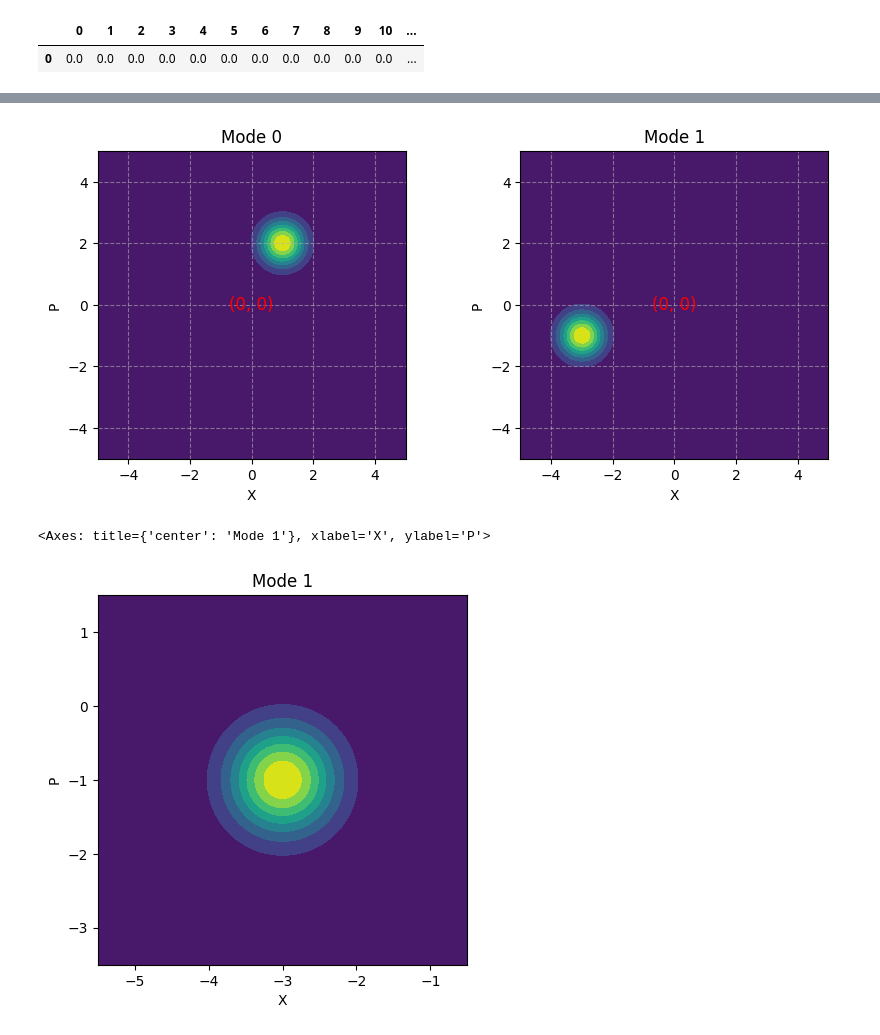
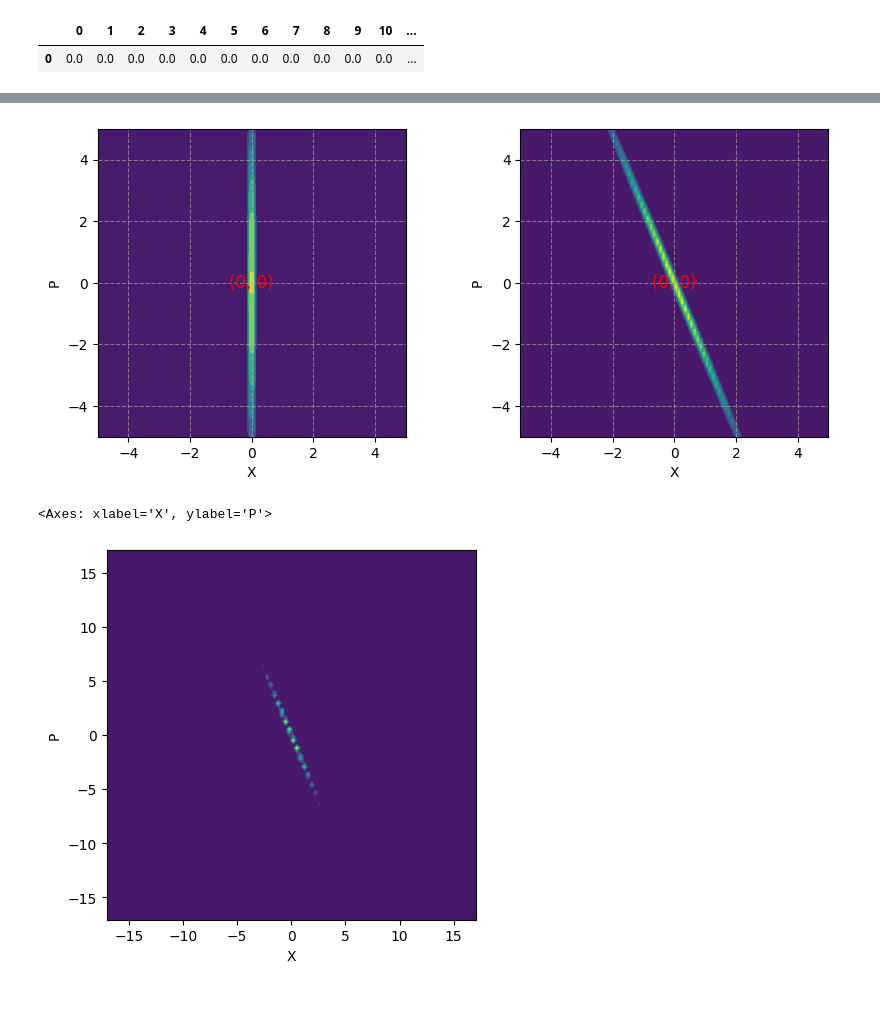
Before and after one commit to BYUCamachoLab/simphony, a Jupyter notebook: examples/qsim.ipynb, the cells around one changed output, grey strips where cells are left out. Saved outputs shown, nothing was run; the diff lists cells and outputs as text; code cells hidden in the pictures; blank space fills up the shorter version.

Commit message:
Saxify quantum simulator

```diff
--- a/examples/qsim.ipynb
+++ b/examples/qsim.ipynb
@@ -13,24 +41,18 @@ import pandas as pd
 # %%
-def coupler_factory():
-    wg0 = Waveguide(length=1)
-    wg1 = Waveguide(length=1)
-    coupler = Coupler()
-    coupler = Coupler(loss=-3, coupling=0.5, phi=jnp.pi/2)
-    ckt = Circuit()
-    ckt.connect(coupler.o(2), wg0.o(0))
-    ckt.connect(coupler.o(3), wg1.o(0))
-    ckt.expose(ckt._oports)
-    return ckt
-ckt = coupler_factory()
-# print(pd.DataFrame(ckt.s_params(jnp.array([1.55]))[0]))
-# input = TwoModeSqueezed(2, 10, 10, ckt.o(0), ckt.o(1))
-# coh1 = CoherentState(ckt.o(0), 1+2j)
-# coh2 = CoherentState(ckt.o(1), -3-1j)
-# input = compose_qstate(coh1, coh2)
-s1 = SqueezedState(ckt.o(0), 2, 0)
-s2 = SqueezedState(ckt.o(1), 2, jnp.pi/4)
-input = compose_qstate(s1, s2)
-sim = QuantumSim(ckt, wl=jnp.array([1.55]), input=input)
+ckt = splitter
+
+qstate = TwoModeSqueezed(2, 10, 10, 'o0', 'o1')
+
+# coh1 = CoherentState('o0', 1+2j)
+# coh2 = CoherentState('o1', -3-1j)
+# qstate = compose_qstate(coh1, coh2)
+
+# s1 = SqueezedState('o0', 2, 0)
+# s2 = SqueezedState('o1', 2, jnp.pi/4)
+# qstate = compose_qstate(s1, s2)
+
+sim = QuantumSim(ckt, wl=jnp.array([1.55]))
+sim.add_qstate(qstate)
 res = sim.run()
 display(pd.DataFrame(res.input_means).T)
 display(pd.DataFrame(res.means))
@@ -53,15 +74,15 @@ plt.show()
 # %%
 fig, axes = plt.subplots(1, 2, figsize=(10, 4))
-input.plot_mode(0, x_range=(-5, 5), y_range=(-5, 5), ax=axes[0])
-input.plot_mode(1, x_range=(-5, 5), y_range=(-5, 5), ax=axes[1])
+qstate.plot_mode(0, x_range=(-5, 5), y_range=(-5, 5), ax=axes[0])
+qstate.plot_mode(1, x_range=(-5, 5), y_range=(-5, 5), ax=axes[1])
 for ax in axes:
     ax.grid(True, linestyle='--', alpha=0.6)
     ax.text(0, 0, '(0, 0)', fontsize=12, color='red', ha='center', va='center')
 plt.show()
 # %% [output]
-[figure, old version]
+[figure, new version]
 # %%
-input.plot_mode(1)
+qstate.plot_mode(1)
 # %% [output]
-<Axes: title={'center': 'Mode 1'}, xlabel='X', ylabel='P'>
+<Axes: xlabel='X', ylabel='P'>
-[figure, old version]
+[figure, new version]
```
Also changed, not shown: parts of 3 cells of this notebook, 3 other files.
